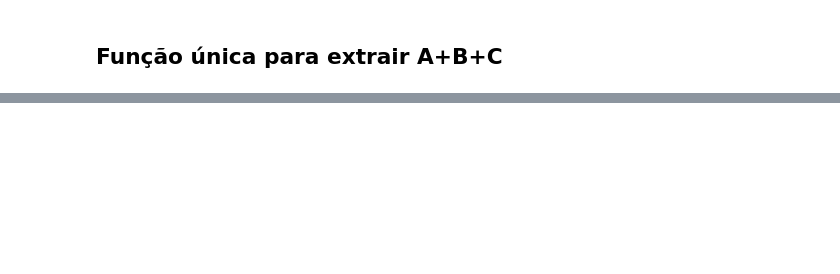
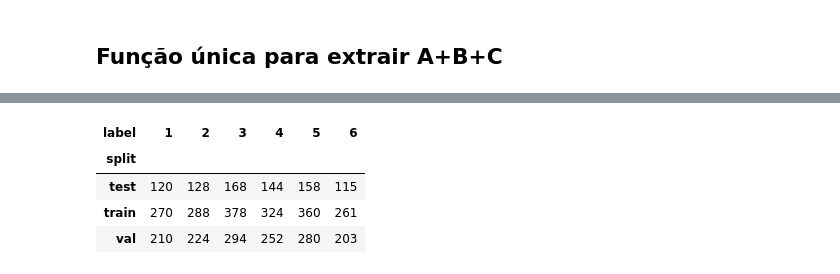
Before and after one commit to linalopes/creativity-in-vitro-eeg, a Jupyter notebook: notebooks/06_Lina_EEGNet_dirty_baseline.ipynb, the cells around one changed output, grey strips where cells are left out. Saved outputs shown, nothing was run; the diff lists cells and outputs as text; code cells hidden in the pictures; blank space fills up the shorter version.

```diff
--- a/notebooks/06_Lina_EEGNet_dirty_baseline.ipynb
+++ b/notebooks/06_Lina_EEGNet_dirty_baseline.ipynb
@@ -1235,0 +1262,10 @@ TypeError: train() got an unexpected keyword argument 'early_stopping_rounds'
+# %%
+# janelas por classe em cada split
+(pd.crosstab(windows_df["split"], windows_df["label"])
+   .style.format(precision=0))
+# %% [output]
+| label | 1 | 2 | 3 | 4 | 5 | 6 |
+| split |  |  |  |  |  |  |
+| test | 120 | 128 | 168 | 144 | 158 | 115 |
+| train | 270 | 288 | 378 | 324 | 360 | 261 |
+| val | 210 | 224 | 294 | 252 | 280 | 203 |
```
Also changed, not shown: parts of 20 cells of this notebook, 29 other files.
